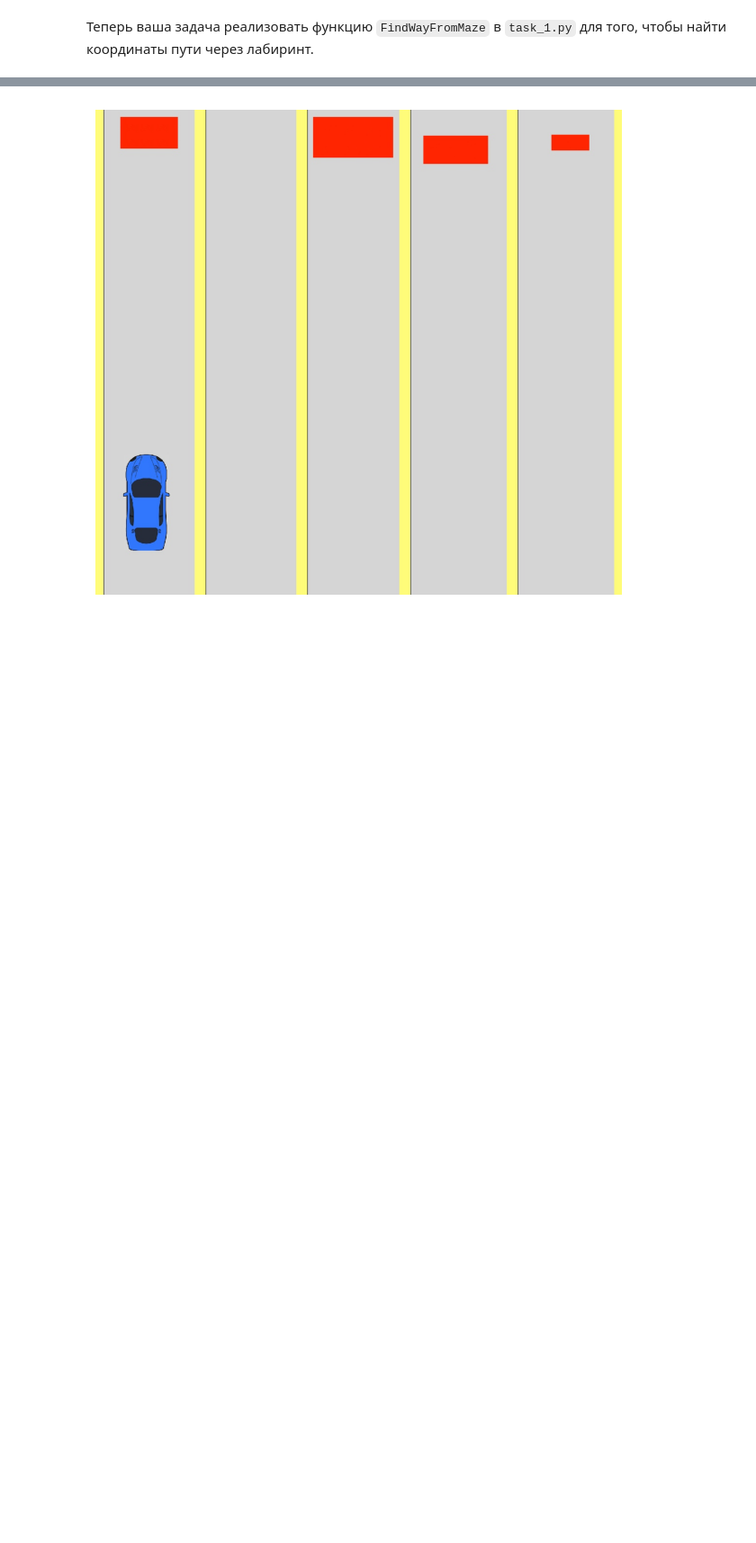
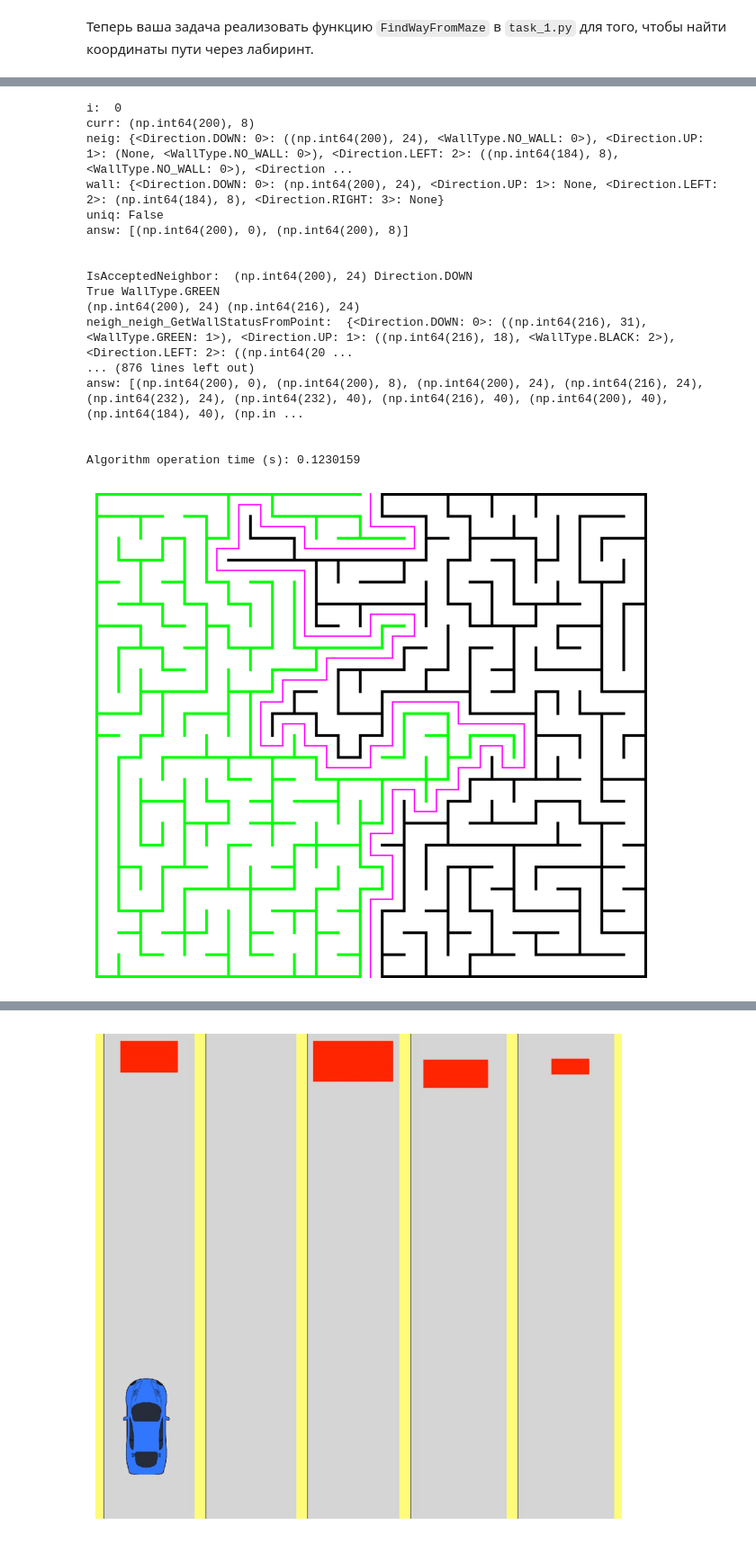
Before and after one commit to UmbrellaLeaf5/computer_vision, a Jupyter notebook: 01_first_images/homework/homework_01.ipynb, the cells around one changed output, grey strips where cells are left out. Shown at 90% size. Saved outputs shown, nothing was run; the diff lists cells and outputs as text; code cells hidden in the pictures; blank space fills up the shorter version.

```diff
--- a/01_first_images/homework/homework_01.ipynb
+++ b/01_first_images/homework/homework_01.ipynb
@@ -113,0 +146,33 @@ Algorithm operation time (s): 0.0639899
+# %%
+test_image = cv2.imread('task_1/25 by 22 orthogonal maze.png')
+
+t_0 = time.time()
+way_coords = FindWayFromMaze(test_image) # вычислить координаты пути через лабиринт
+
+from task_1 import FloodFillFromPoint
+test_image = FloodFillFromPoint(test_image, (0, 0), (0, 255, 0))
+
+print(f"Algorithm operation time (s): {np.round(time.time() - t_0, 7)}")
+
+image_with_way = PlotMazePath(test_image, way_coords)
+
+PlotImage(image_with_way)
+# %% [output]
+i:  0
+curr: (np.int64(200), 8)
+neig: {<Direction.DOWN: 0>: ((np.int64(200), 24), <WallType.NO_WALL: 0>), <Direction.UP: 1>: (None, <WallType.NO_WALL: 0>), <Direction.LEFT: 2>: ((np.int64(184), 8), <WallType.NO_WALL: 0>), <Direction ...
+wall: {<Direction.DOWN: 0>: (np.int64(200), 24), <Direction.UP: 1>: None, <Direction.LEFT: 2>: (np.int64(184), 8), <Direction.RIGHT: 3>: None}
+uniq: False
+answ: [(np.int64(200), 0), (np.int64(200), 8)]
+
+
+IsAcceptedNeighbor:  (np.int64(200), 24) Direction.DOWN
+True WallType.GREEN
+(np.int64(200), 24) (np.int64(216), 24)
+neigh_neigh_GetWallStatusFromPoint:  {<Direction.DOWN: 0>: ((np.int64(216), 31), <WallType.GREEN: 1>), <Direction.UP: 1>: ((np.int64(216), 18), <WallType.BLACK: 2>), <Direction.LEFT: 2>: ((np.int64(20 ...
+... (876 lines left out)
+answ: [(np.int64(200), 0), (np.int64(200), 8), (np.int64(200), 24), (np.int64(216), 24), (np.int64(232), 24), (np.int64(232), 40), (np.int64(216), 40), (np.int64(200), 40), (np.int64(184), 40), (np.in ...
+
+
+Algorithm operation time (s): 0.1230159
+[figure, added]
```
Also changed, not shown: parts of 5 cells of this notebook, 1 other file.
